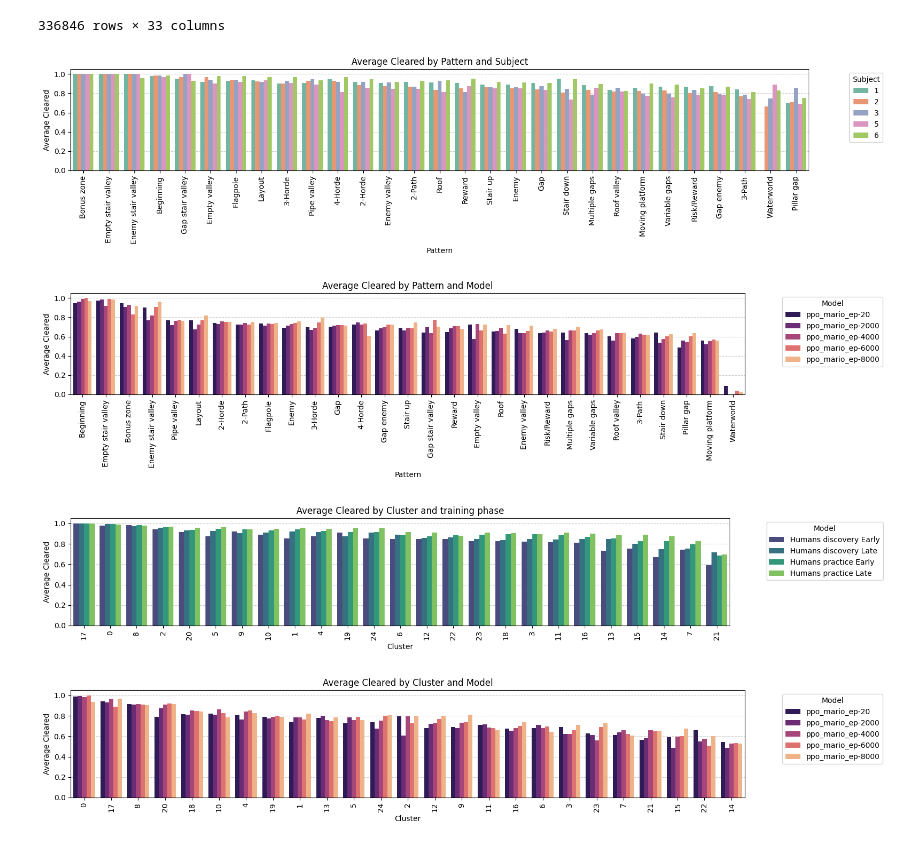
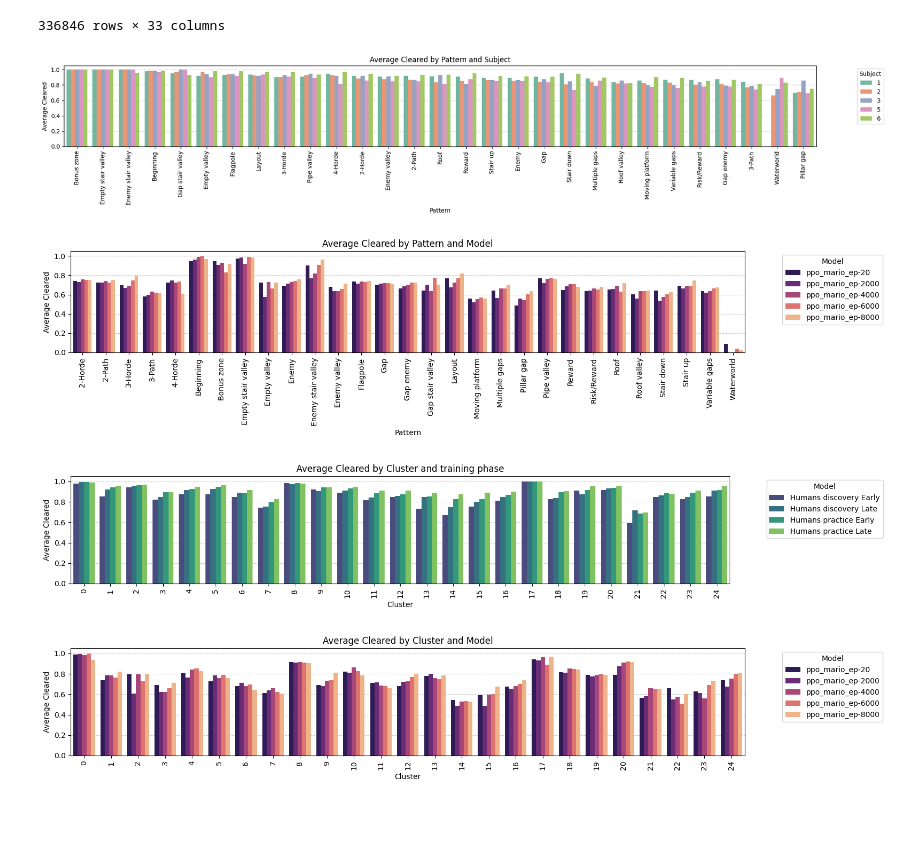
Before and after one commit to courtois-neuromod/mario_learning.behavior, a Jupyter notebook: notebooks/NB_pattern_difficulty.ipynb, the cells around one changed output. Drawn from its saved outputs; the diff is of its cells as text; code cells hidden in the pictures; blank space fills up the shorter version.

Commit message:
added sort_by

```diff
--- a/notebooks/NB_pattern_difficulty.ipynb
+++ b/notebooks/NB_pattern_difficulty.ipynb
@@ -65,7 +65,7 @@ full_df
 | 336845 | human | NaN | w6l2 | 14 | 2504030007320 | 12456 | NaN | SuperMarioBros-Nes | 6 | ... |
 336846 rows × 33 columns
 # %%
-def plot_cleared_by_pattern(clips_metadata, scenes_mastersheet, ax=None, sort=True, sort_xaxis=True,
+def plot_cleared_by_pattern(clips_metadata, scenes_mastersheet, ax=None, sort=True, sort_by='rank',
                              figsize=(12, 5), title="Average Cleared", palette="tab10", split_by=None,
                              clusters=None, cluster_id=20):
     """
@@ -75,8 +75,8 @@ def plot_cleared_by_pattern(clips_metadata, scenes_mastersheet, ax=None, sort=Tr
     - clips_metadata: pd.DataFrame
     - scenes_mastersheet: pd.DataFrame
     - ax: matplotlib axis
-    - sort: bool, sort values for visual order (bar height)
-    - sort_xaxis: bool, whether to sort the x-axis (Cluster or Pattern labels)
+    - sort: bool, if False, disables sorting regardless of sort_by
+    - sort_by: 'rank' (by avg cleared), 'name' (alphabetical), or None (original order)
     - figsize: tuple, used if ax is None
     - title: str, plot title
     - palette: color palette
@@ -102,6 +102,16 @@ def plot_cleared_by_pattern(clips_metadata, scenes_mastersheet, ax=None, sort=Tr
     # Merge to get cleared per scene
     merged = pd.merge(clips, scenes[["SceneKey"]], on="SceneKey", how="inner")
 
+    def determine_order(values, sort_by, label_name):
+        if not sort:
+            return values
+        if sort_by == 'rank':
+            return values.groupby(label_name)["Cleared"].mean().sort_values(ascending=False).index
+        elif sort_by == 'name':
+            return sorted(values[label_name].unique())
+        else:
+            return values[label_name].unique()
+
     if clusters is not None:
         # Cluster mode
         cluster_assignments = clusters[cluster_id]['index']
@@ -115,10 +125,7 @@ def plot_cleared_by_pattern(clips_metadata, scenes_mastersheet, ax=None, sort=Tr
             group_cols.append(split_by)
         grouped = merged.groupby(group_cols)["Cleared"].mean().reset_index()
 
-        if sort_xaxis:
-            order = grouped.groupby("Cluster")["Cleared"].mean().sort_values(ascending=False).index
-        else:
-            order = sorted(grouped["Cluster"].unique())
+        order = determine_order(grouped, sort_by, "Cluster")
 
         if ax is None:
             fig, ax = plt.subplots(figsize=figsize)
@@ -136,7 +143,6 @@ def plot_cleared_by_pattern(clips_metadata, scenes_mastersheet, ax=None, sort=Tr
     else:
         # Pattern mode
         pattern_columns = scenes.columns[7:-1]
-
         clips_with_patterns = pd.merge(clips, scenes[["SceneKey"] + list(pattern_columns)], on="SceneKey", how="inner")
 
         melted = clips_with_patterns.melt(
@@ -151,10 +157,7 @@ def plot_cleared_by_pattern(clips_metadata, scenes_mastersheet, ax=None, sort=Tr
             group_cols.append(split_by)
         grouped = melted.groupby(group_cols)["Cleared"].mean().reset_index()
 
-        if sort_xaxis:
-            order = grouped.groupby("Pattern")["Cleared"].mean().sort_values(ascending=False).index
-        else:
-            order = pattern_columns
+        order = determine_order(grouped, sort_by, "Pattern")
 
         if ax is None:
             fig, ax = plt.subplots(figsize=figsize)
@@ -194,18 +197,18 @@ phasesplit_df.loc[phasesplit_df["Model"] == 'human', "Model"] = 'Humans ' + phas
 # %%
 ### Difficulty per pattern, per subject
 
-fig, ax = plt.subplots(figsize=(16, 4))
-plot_cleared_by_pattern(humans_df, scenes_mastersheet, ax=ax, split_by='Subject', palette='Set2', title="Average Cleared by Pattern and Subject")
+fig, ax = plt.subplots(figsize=(20, 4))
+plot_cleared_by_pattern(humans_df, scenes_mastersheet, ax=ax, split_by='Subject', palette='Set2', sort=True, sort_by='rank', title="Average Cleared by Pattern and Subject")
 plt.show()
 # %% [output]
-[figure, old version]
+[figure, new version]
 # %%
 ### Difficulty per pattern, per model vs per subject phase
 fig, ax = plt.subplots(figsize=(16, 4))
-plot_cleared_by_pattern(models_df, scenes_mastersheet, ax=ax, split_by='Model', palette='magma', title="Average Cleared by Pattern and Model")
+plot_cleared_by_pattern(models_df, scenes_mastersheet, ax=ax, split_by='Model', palette='magma', title="Average Cleared by Pattern and Model", sort_by='name')
 plt.show()
 # %% [output]
-[figure, old version]
+[figure, new version]
 # %%
 ### Difficulty per scene cluster, per model vs per subject phase
 import pickle as pkl
@@ -213,13 +216,13 @@ with open('../outputdata/clusters.pkl', 'rb') as f:
     clusters = pkl.load(f)
 
 fig, ax = plt.subplots(figsize=(16, 3))
-plot_cleared_by_pattern(phasesplit_df, scenes_mastersheet, ax=ax, split_by='Model', palette='viridis', clusters=clusters, title="Average Cleared by Cluster and training phase", cluster_id=20)
+plot_cleared_by_pattern(phasesplit_df, scenes_mastersheet, ax=ax, split_by='Model', palette='viridis', clusters=clusters, title="Average Cleared by Cluster and training phase", cluster_id=20, sort=True, sort_by='name')
 plt.show()
 # %% [output]
-[figure, old version]
+[figure, new version]
 # %%
 fig, ax = plt.subplots(figsize=(16, 3))
-plot_cleared_by_pattern(models_df, scenes_mastersheet, ax=ax, split_by='Model', palette='magma', clusters=clusters, title="Average Cleared by Cluster and Model")
+plot_cleared_by_pattern(models_df, scenes_mastersheet, ax=ax, split_by='Model', palette='magma', clusters=clusters, title="Average Cleared by Cluster and Model", cluster_id=20, sort=True, sort_by='name')
 plt.show()
 # %% [output]
-[figure, old version]
+[figure, new version]
```
